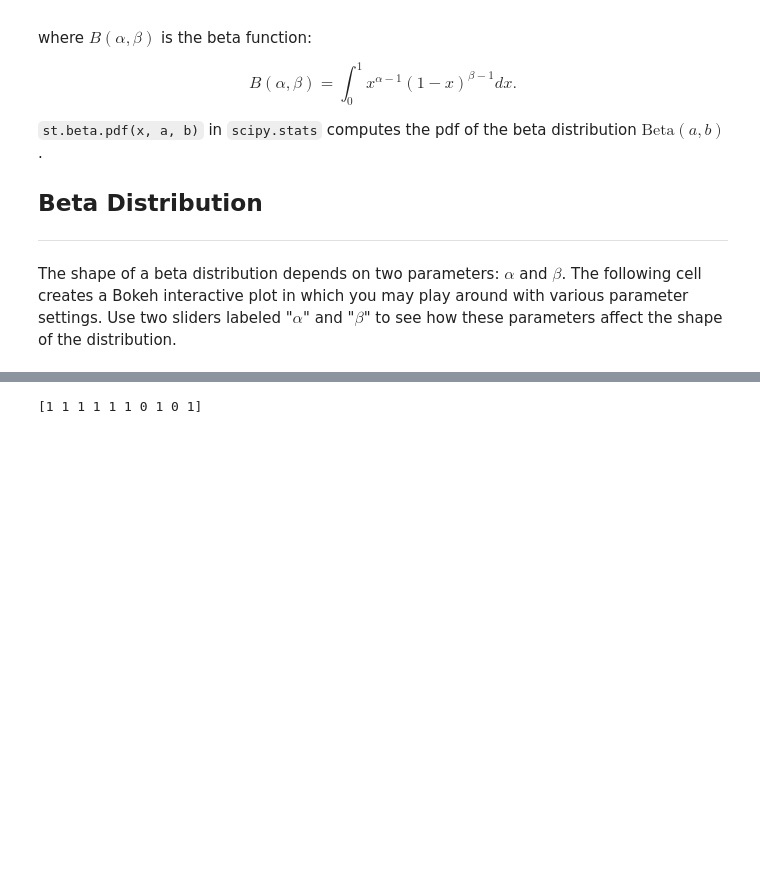
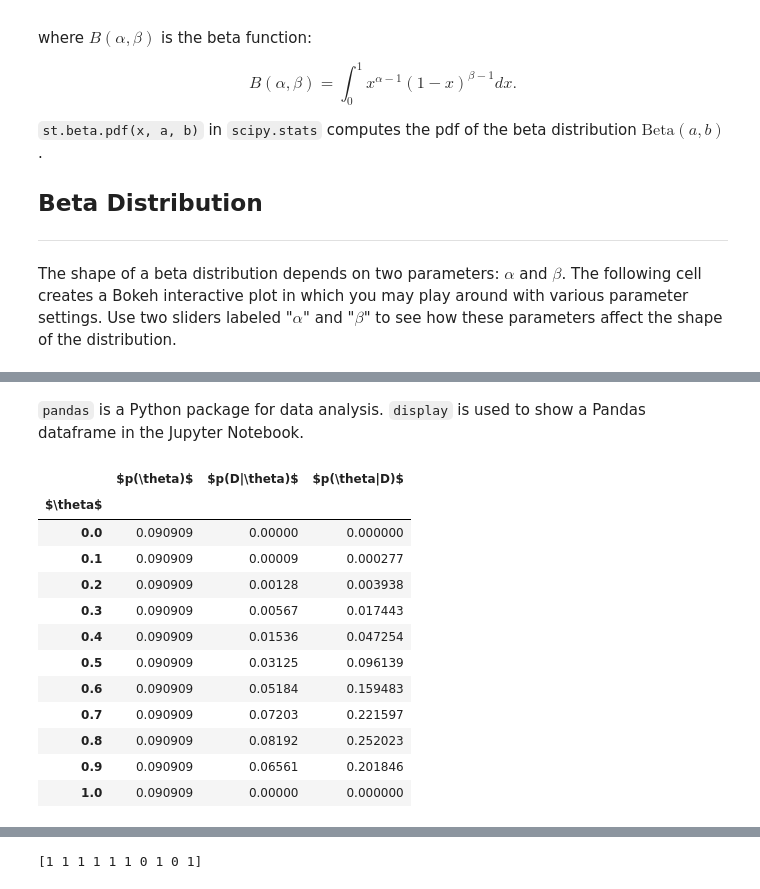
Before and after one commit to nakatsuma/probability_and_statistics, a Jupyter notebook: notebook-a/example_bernoulli.ipynb, the cells around one changed output, grey strips where cells are left out. Drawn from its saved outputs; the diff is of its cells as text; code cells hidden in the pictures; blank space fills up the shorter version.

```diff
--- a/notebook-a/example_bernoulli.ipynb
+++ b/notebook-a/example_bernoulli.ipynb
@@ -261,0 +276,24 @@ Here we generate pseudo-random numbers from the Bernoulli distribution with $\th
+# %% [markdown]
+`pandas` is a Python package for data analysis. `display` is used to show a Pandas dataframe in the Jupyter Notebook.
+# %%
+theta = np.array([0.0, 0.1, 0.2, 0.3, 0.4, 0.5, 0.6, 0.7, 0.8, 0.9, 1.0])
+prior = np.ones(11) / 11.0
+likelihood = bernoulli_likelihood(x, theta)
+posterior = (likelihood * prior) / np.sum(likelihood * prior)
+table = pd.DataFrame(np.vstack((theta, prior, likelihood, posterior)).T,
+                     columns=['$\\theta$','$p(\\theta)$','$p(D|\\theta)$','$p(\\theta|D)$'])
+display(table.set_index('$\\theta$'))
+# %% [output]
+|  | $p(\theta)$ | $p(D|\theta)$ | $p(\theta|D)$ |
+| $\theta$ |  |  |  |
+| 0.0 | 0.090909 | 0.00000 | 0.000000 |
+| 0.1 | 0.090909 | 0.00009 | 0.000277 |
+| 0.2 | 0.090909 | 0.00128 | 0.003938 |
+| 0.3 | 0.090909 | 0.00567 | 0.017443 |
+| 0.4 | 0.090909 | 0.01536 | 0.047254 |
+| 0.5 | 0.090909 | 0.03125 | 0.096139 |
+| 0.6 | 0.090909 | 0.05184 | 0.159483 |
+| 0.7 | 0.090909 | 0.07203 | 0.221597 |
+| 0.8 | 0.090909 | 0.08192 | 0.252023 |
+| 0.9 | 0.090909 | 0.06561 | 0.201846 |
+| 1.0 | 0.090909 | 0.00000 | 0.000000 |
```
Also changed, not shown: parts of 7 cells of this notebook.
